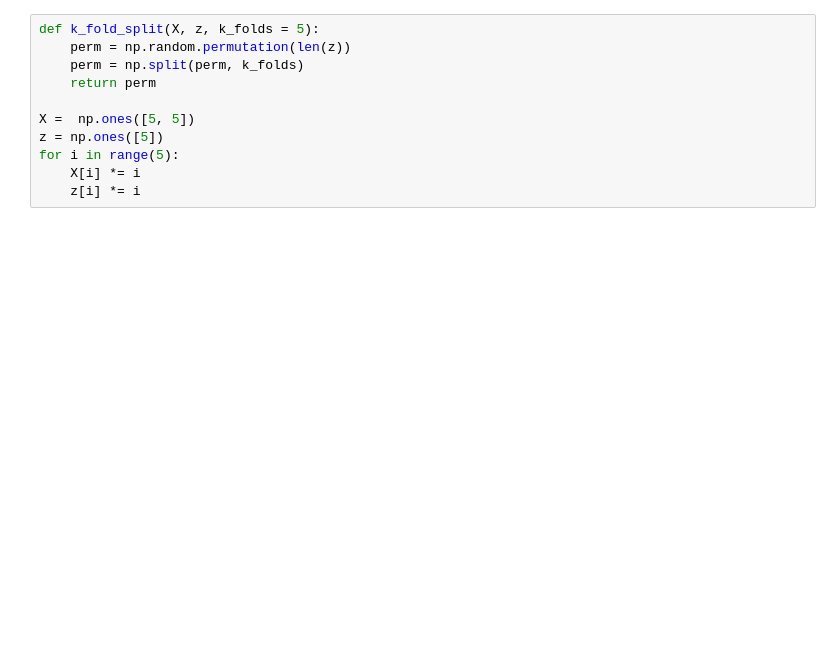
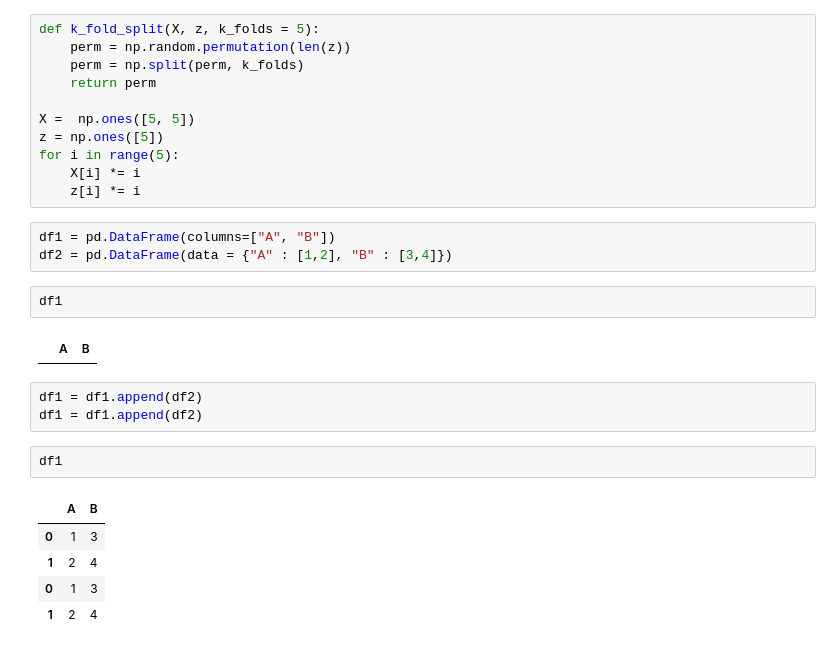
Before and after one commit to nicholaskarlsen/FYS-STK4155, a Jupyter notebook: project_1/notebooks/Untitled.ipynb, the cells around one changed output. Cells and saved outputs as stored; diff of their text form; blank space fills up the shorter version.

```diff
--- a/project_1/notebooks/Untitled.ipynb
+++ b/project_1/notebooks/Untitled.ipynb
@@ -85,3 +192,21 @@ z = np.ones([5])
 for i in range(5):
     X[i] *= i
     z[i] *= i
+# %%
+df1 = pd.DataFrame(columns=["A", "B"])
+df2 = pd.DataFrame(data = {"A" : [1,2], "B" : [3,4]})
+# %%
+df1
+# %% [output]
+|  | A | B |
+# %%
+df1 = df1.append(df2)
+df1 = df1.append(df2)
+# %%
+df1
+# %% [output]
+|  | A | B |
+| 0 | 1 | 3 |
+| 1 | 2 | 4 |
+| 0 | 1 | 3 |
+| 1 | 2 | 4 |
```
Also changed, not shown: parts of 17 cells of this notebook, 3 other files.
